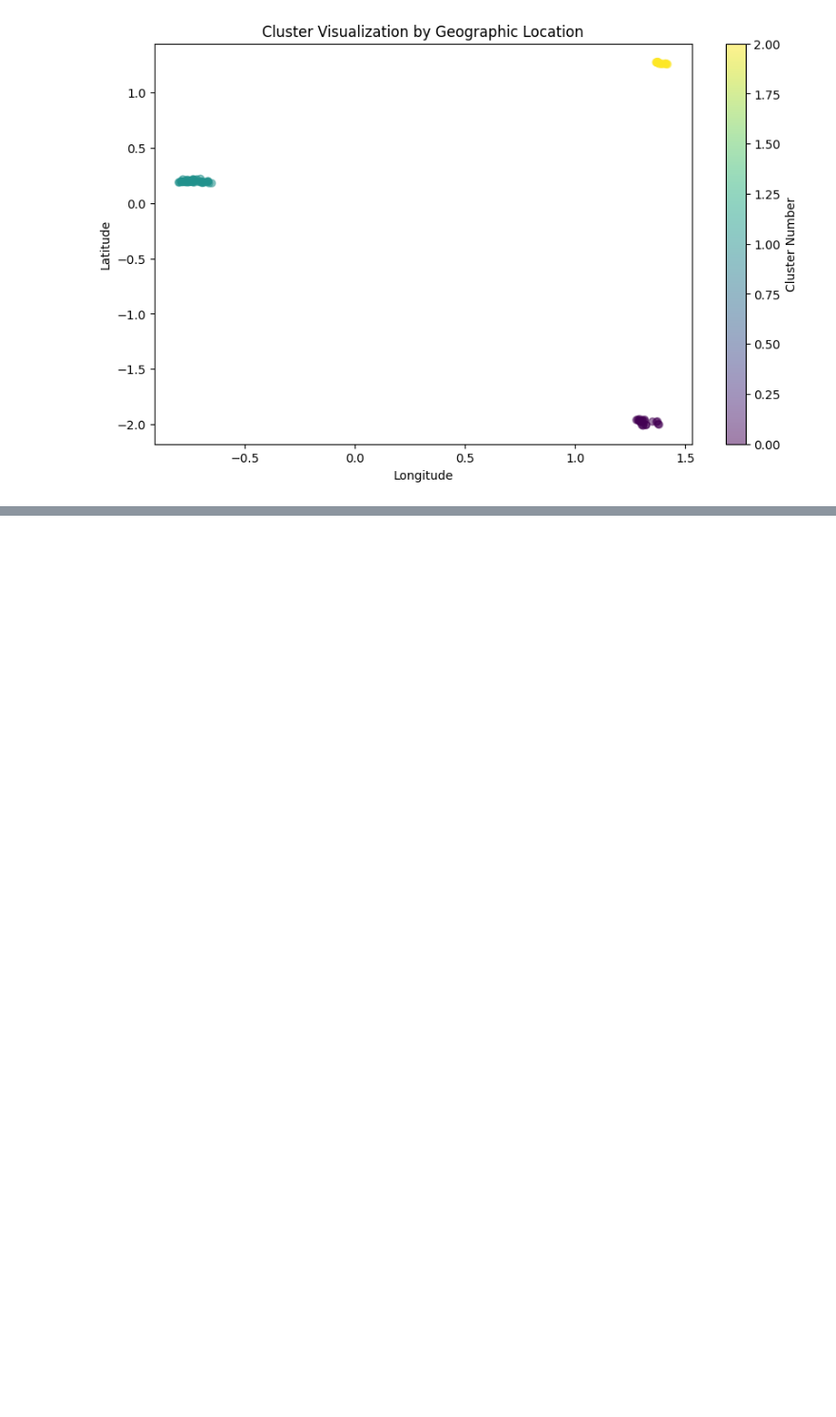
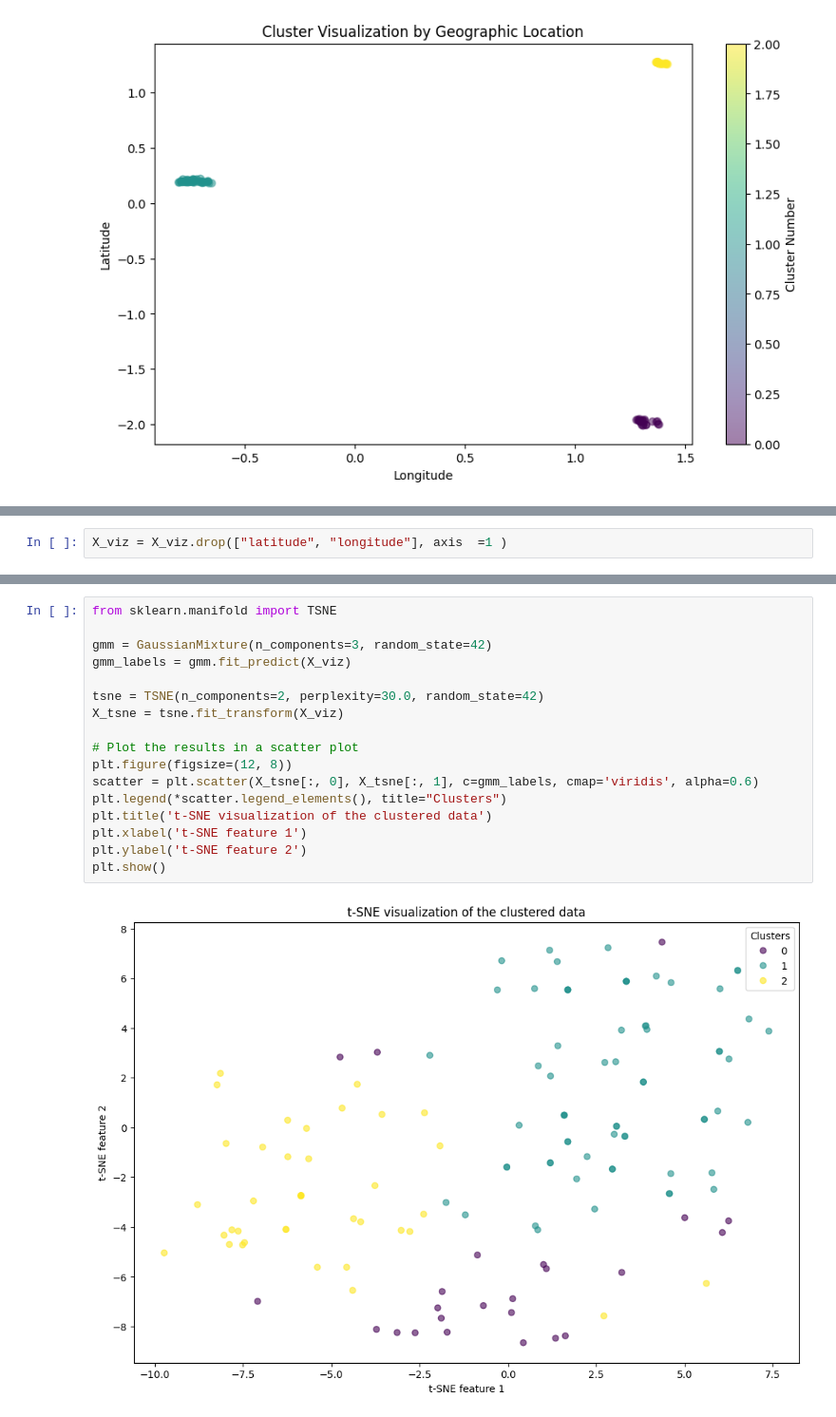
Before and after one commit to SimingSiming/Restaurant-Recommender-System, a Jupyter notebook: Clustering.ipynb, the cells around one changed output, grey strips where cells are left out. Shown at 95% size. Saved outputs shown, nothing was run; the diff lists cells and outputs as text; blank space fills up the shorter version.

```diff
--- a/Clustering.ipynb
+++ b/Clustering.ipynb
@@ -862,0 +870,2 @@ plt.show()
+# %%
+X_viz = X_viz.drop(["latitude", "longitude"], axis  =1 )
@@ -862,0 +914,19 @@ plt.show()
+# %%
+from sklearn.manifold import TSNE
+
+gmm = GaussianMixture(n_components=3, random_state=42)
+gmm_labels = gmm.fit_predict(X_viz)
+
+tsne = TSNE(n_components=2, perplexity=30.0, random_state=42)
+X_tsne = tsne.fit_transform(X_viz)
+
+# Plot the results in a scatter plot
+plt.figure(figsize=(12, 8))
+scatter = plt.scatter(X_tsne[:, 0], X_tsne[:, 1], c=gmm_labels, cmap='viridis', alpha=0.6)
+plt.legend(*scatter.legend_elements(), title="Clusters")
+plt.title('t-SNE visualization of the clustered data')
+plt.xlabel('t-SNE feature 1')
+plt.ylabel('t-SNE feature 2')
+plt.show()
+# %% [output]
+[figure, added]
```
Also changed, not shown: parts of 22 cells of this notebook.
